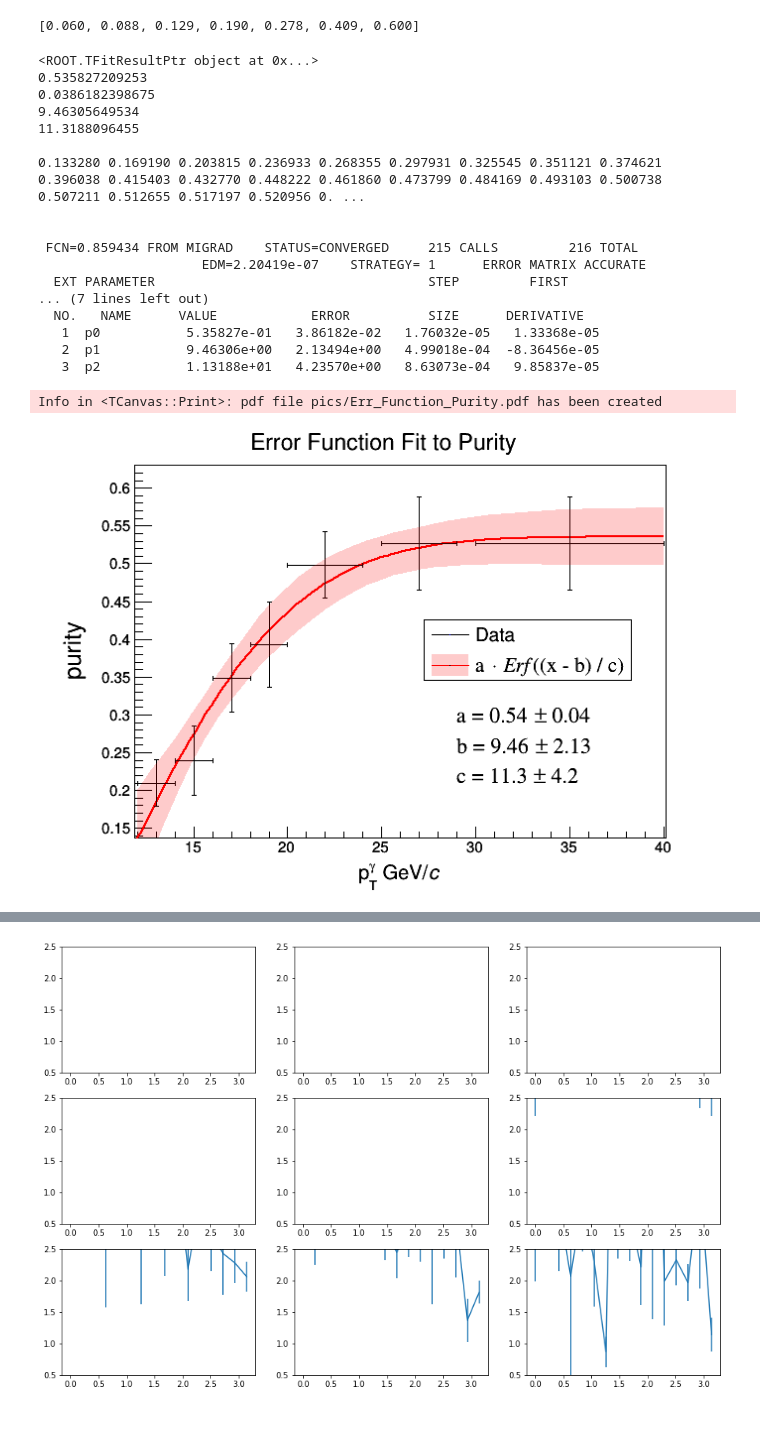
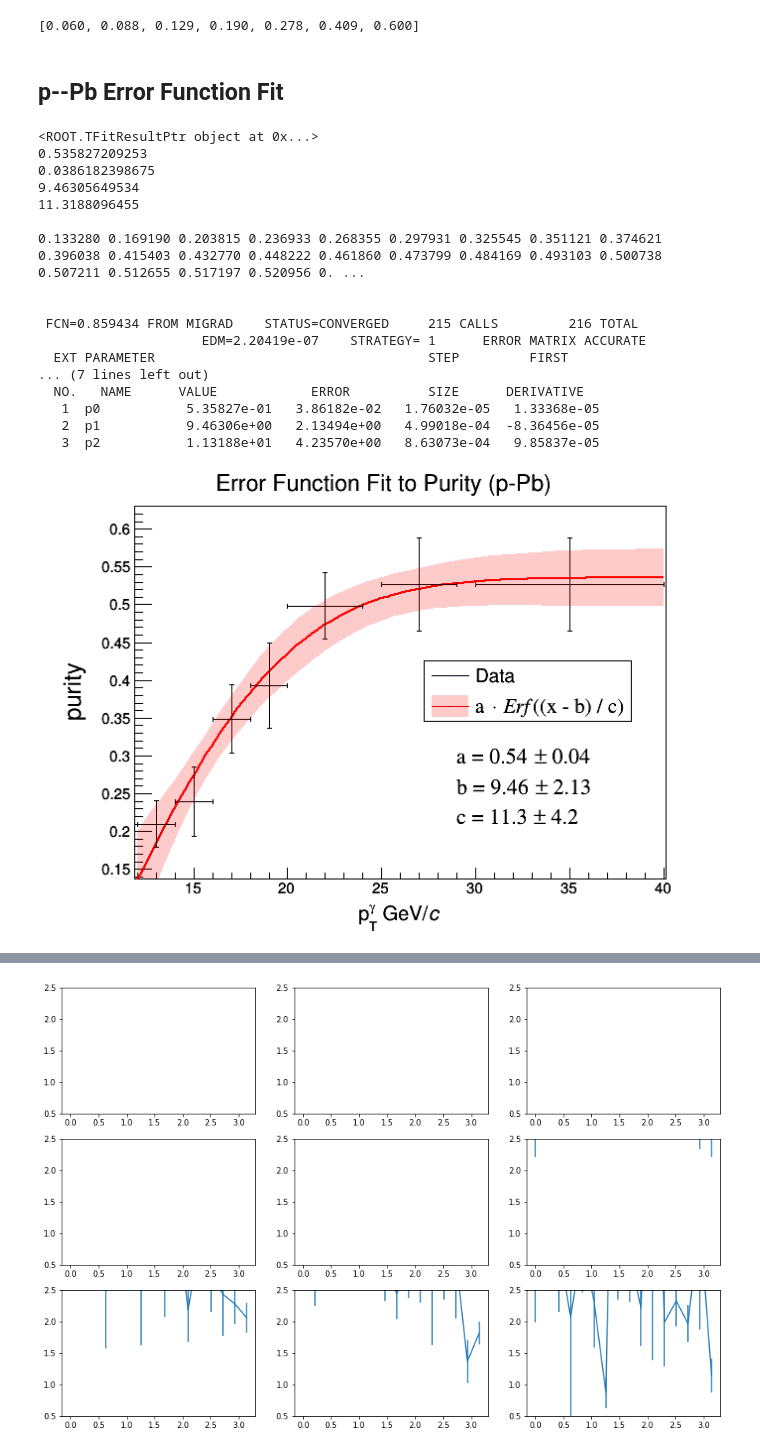
Before and after one commit to ftoralesacosta/GH_Correlations, a Jupyter notebook: Analysis_Notebooks/Projections_Pairs.ipynb, the cells around one changed output, grey strips where cells are left out. Drawn from its saved outputs; the diff is of its cells as text; code cells hidden in the pictures; blank space fills up the shorter version.

```diff
--- a/Analysis_Notebooks/Projections_Pairs.ipynb
+++ b/Analysis_Notebooks/Projections_Pairs.ipynb
@@ -64,6 +58,8 @@ for ibin in bins:
 print("")
 # %% [output]
 [0.060, 0.088, 0.129, 0.190, 0.278, 0.409, 0.600]
+# %% [markdown]
+## p--Pb Error Function Fit
 # %%
 from ROOT import TF1
 from ROOT import TMath
@@ -106,7 +102,7 @@ c.SetLeftMargin(0.14);
 c.SetBottomMargin(0.125);
 c.SetTopMargin(0.08)
 
-Purity_Graph.SetTitle("Error Function Fit to Purity")
+Purity_Graph.SetTitle("Error Function Fit to Purity (p-Pb)")
 #Purity_Graph.SetMarkerStyle(8)
 Purity_Graph.SetMarkerSize(0.5)
 Purity_Graph.SetMarkerColorAlpha(4,1.0)
@@ -150,33 +146,33 @@ Fit_Band.SetLineColor(ROOT.kRed);
 Fit_Band.SetFillColorAlpha(ROOT.kRed,0.2)
 Fit_Band.Draw("same3");
 c.Draw()
-c.SaveAs("pics/Err_Function_Purity.pdf")
+
+#c.SaveAs("pics/LO/%s/p-Pb_Err_Function_Purity.pdf"%(description_string))
 
 print("")
 fit_vals = []
 for x in pGeV_Edges_3:
     Err_val = fit.Parameters()[0]*TMath.Erf((x-fit.Parameters()[1])/fit.Parameters()[2])
     fit_vals.append(Err_val)
     print("%1.6f"%(Err_val)),
 print("\n")
 print("")
 # %% [output]
 <ROOT.TFitResultPtr object at 0x...>
 0.535827209253
 0.0386182398675
 9.46305649534
 11.3188096455
 
 0.133280 0.169190 0.203815 0.236933 0.268355 0.297931 0.325545 0.351121 0.374621 0.396038 0.415403 0.432770 0.448222 0.461860 0.473799 0.484169 0.493103 0.500738 0.507211 0.512655 0.517197 0.520956 0. ...
 
 
  FCN=0.859434 FROM MIGRAD    STATUS=CONVERGED     215 CALLS         216 TOTAL
                      EDM=2.20419e-07    STRATEGY= 1      ERROR MATRIX ACCURATE
   EXT PARAMETER                                   STEP         FIRST
 ... (7 lines left out)
   NO.   NAME      VALUE            ERROR          SIZE      DERIVATIVE
    1  p0           5.35827e-01   3.86182e-02   1.76032e-05   1.33368e-05
    2  p1           9.46306e+00   2.13494e+00   4.99018e-04  -8.36456e-05
    3  p2           1.13188e+01   4.23570e+00   8.63073e-04   9.85837e-05
-Info in <TCanvas::Print>: pdf file pics/Err_Function_Purity.pdf has been created
-[figure, old version]
+[figure, new version]
```
Also changed, not shown: parts of 11 cells of this notebook, 45 other files.
